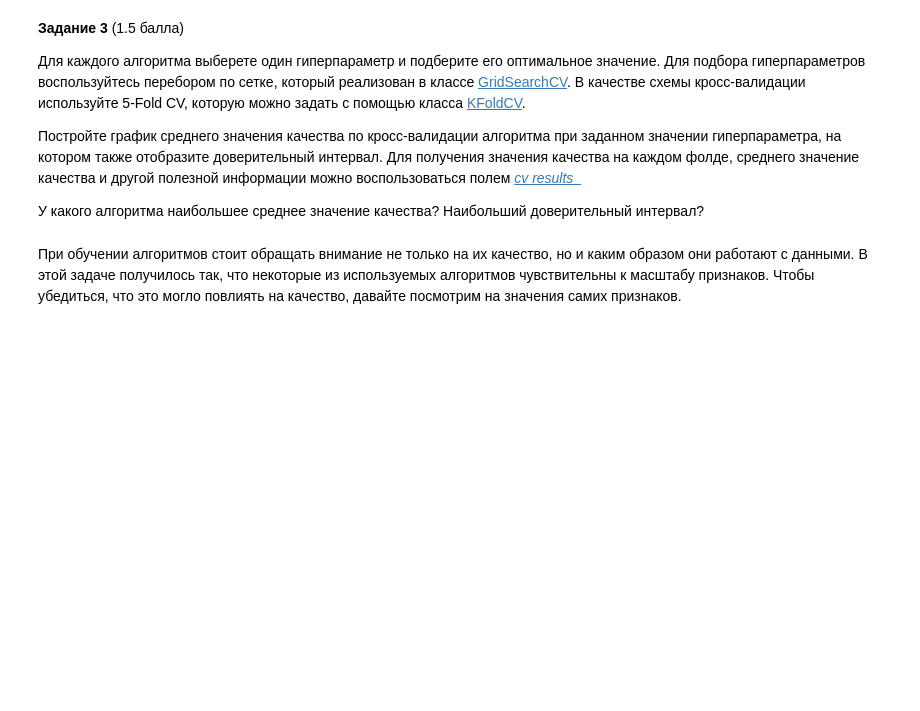
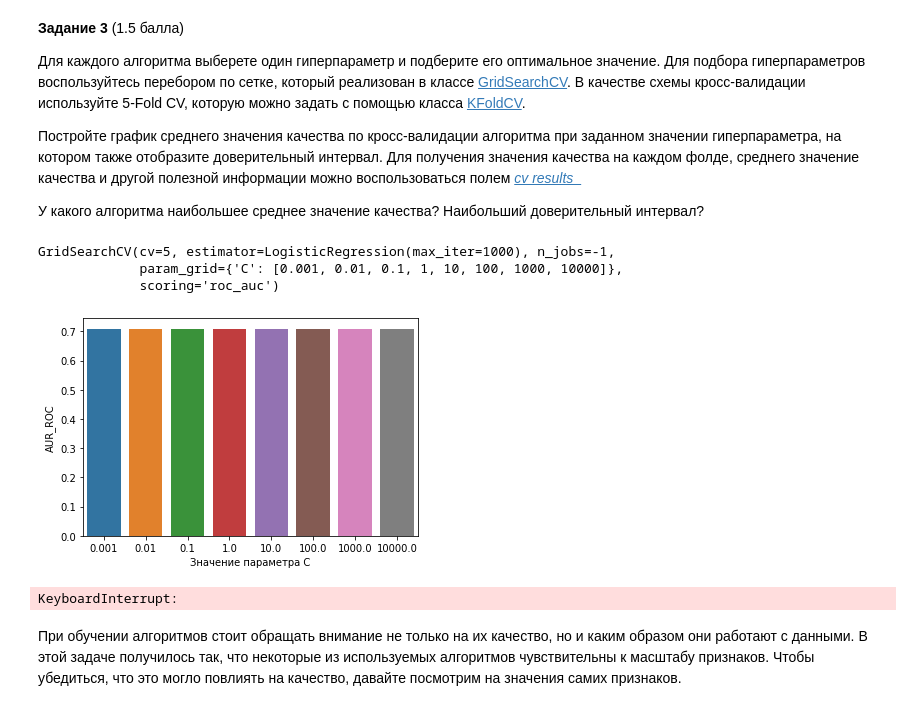
Before and after one commit to TroninDV/MLLab1, a Jupyter notebook: lab_1.ipynb, the cells around one changed output. Drawn from its saved outputs; the diff is of its cells as text; code cells hidden in the pictures; blank space fills up the shorter version.

```diff
--- a/lab_1.ipynb
+++ b/lab_1.ipynb
@@ -115,0 +185,24 @@ train_data.head()
+# %%
+train_agregate_data = train_data_gold_lh[["mid", "radiant_won"]].copy()
+
+radiant_players_gold = ["gold_player_" + str(i) for i in range(0, 5)]
+radiant_players_lh = ["lh_player_" + str(i) for i in range(0, 5)]
+dire_players_gold = ["gold_player_" + str(i) for i in range(5, 10)]
+dire_players_lh = ["lh_player_" + str(i) for i in range(5, 10)]
+
+train_agregate_data.loc[:, "radiant_sum_gold"] = train_data_gold_lh[radiant_players_gold].sum(axis=1)
+train_agregate_data.loc[:, "radiant_max_gold"] = train_data_gold_lh[radiant_players_gold].max(axis=1)
+train_agregate_data.loc[:, "radiant_min_gold"] = train_data_gold_lh[radiant_players_gold].min(axis=1)
+
+train_agregate_data.loc[:, "dire_sum_gold"] = train_data_gold_lh[dire_players_gold].sum(axis=1)
+train_agregate_data.loc[:, "dire_max_gold"] = train_data_gold_lh[dire_players_gold].max(axis=1)
+train_agregate_data.loc[:, "dire_min_gold"] = train_data_gold_lh[dire_players_gold].min(axis=1)
+
+train_agregate_data.loc[:, "radiant_max_lh"] = train_data_gold_lh[radiant_players_lh].max(axis=1)
+train_agregate_data.loc[:, "radiant_min_lh"] = train_data_gold_lh[radiant_players_lh].min(axis=1)
+
+train_agregate_data.loc[:, "dire_max_lh"] = train_data_gold_lh[dire_players_lh].max(axis=1)
+train_agregate_data.loc[:, "dire_min_lh"] = train_data_gold_lh[dire_players_lh].min(axis=1)
+
+train_agregate_data.set_index('mid', inplace=True)
+train_agregate_data
@@ -128,0 +243,12 @@ train_data.head()
+# %%
+params = {'C': [0.001, 0.01, 0.1, 1, 10, 100, 1000, 10000]}
+log_reg = LogisticRegression(max_iter=1000)
+log_reg_clf = GridSearchCV(log_reg, params, scoring='roc_auc', n_jobs=-1, cv=5)
+# %%
+target = train_agregate_data.pop('radiant_won')
+# %%
+log_reg_clf.fit(train_agregate_data, target)
+# %% [output]
+GridSearchCV(cv=5, estimator=LogisticRegression(max_iter=1000), n_jobs=-1,
+             param_grid={'C': [0.001, 0.01, 0.1, 1, 10, 100, 1000, 10000]},
+             scoring='roc_auc')
@@ -128,0 +259,8 @@ train_data.head()
+# %%
+fig = sns.barplot(x=params['C'], y=log_reg_clf.cv_results_['mean_test_score'],
+            ci=log_reg_clf.cv_results_['std_test_score'], palette="tab10")
+plt.xlabel("Значение параметра C")
+plt.ylabel("AUR_ROC")
+pass
+# %% [output]
+[figure, added]
@@ -129,3 +270,7 @@ train_data.head()
+# %%
+svc_clf.fit(train_agregate_data, target)
+# %% [output]
+KeyboardInterrupt:
 # %% [markdown]
 При обучении алгоритмов стоит обращать внимание не только на их качество, но и каким образом они работают с данными. В этой задаче получилось так, что некоторые из используемых алгоритмов чувствительны к масштабу признаков. Чтобы убедиться, что это могло повлиять на качество, давайте посмотрим на значения самих признаков.
 # %% [markdown]
```
Also changed, not shown: parts of 11 cells of this notebook.
